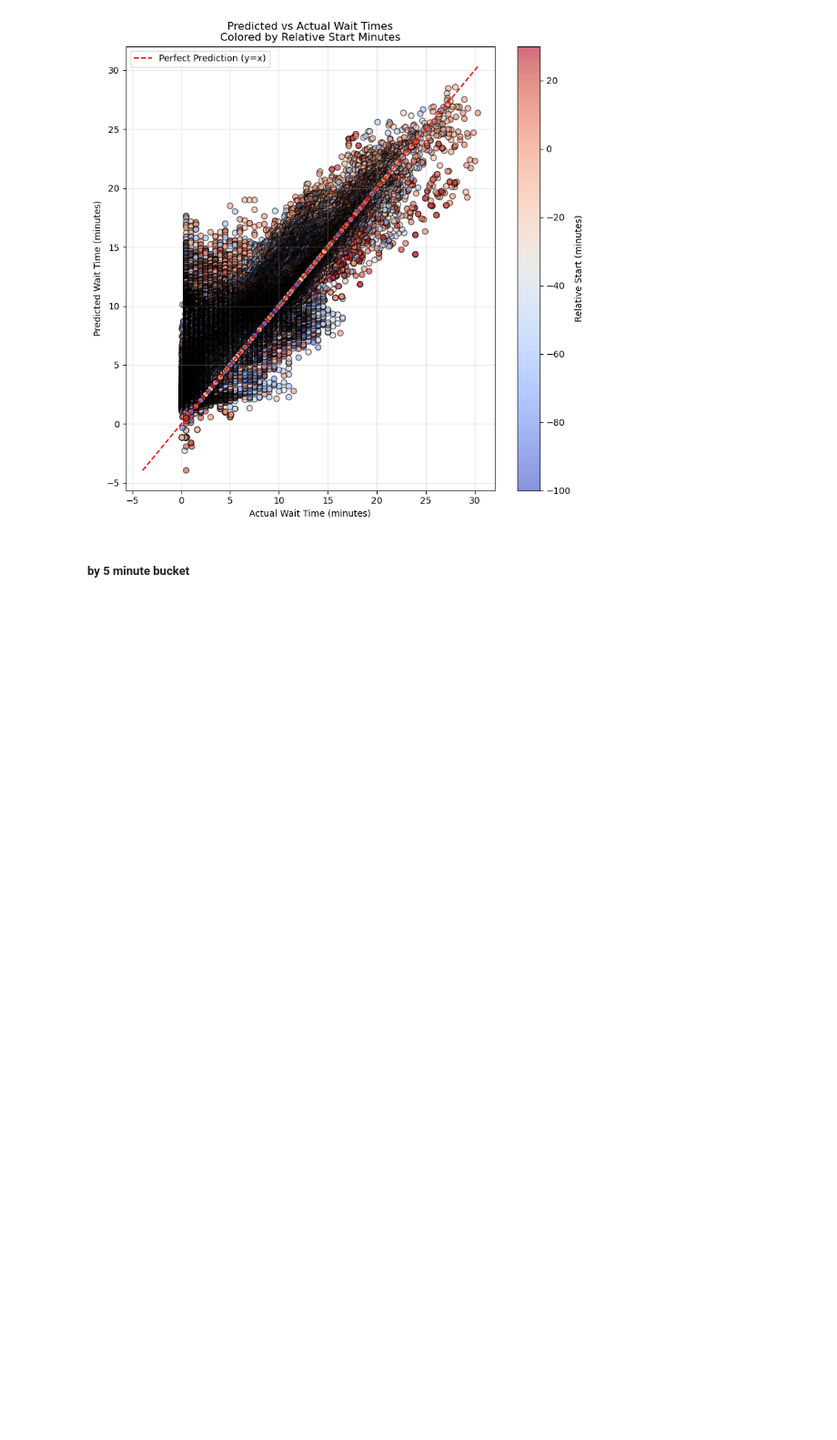
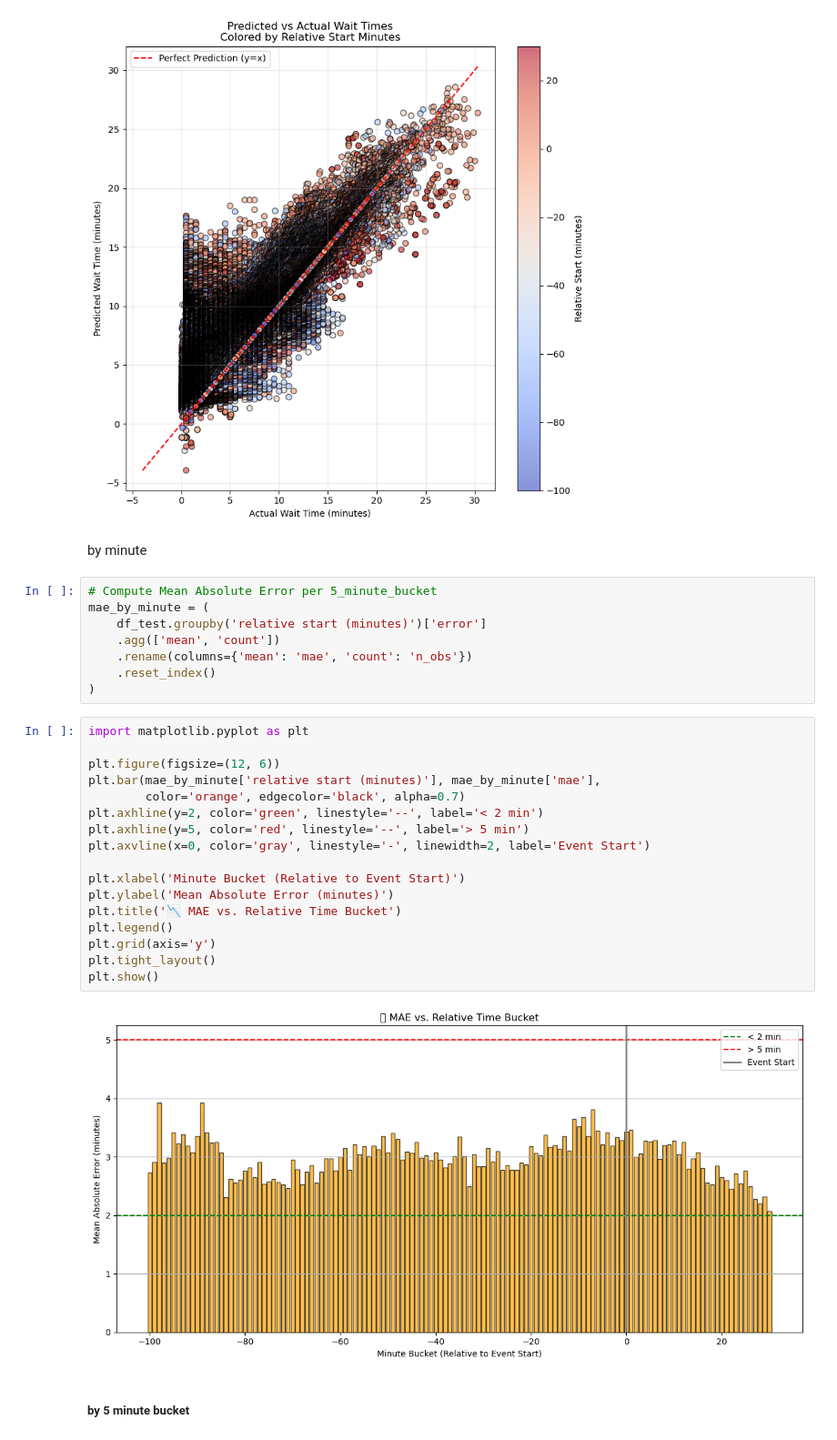
Before and after one commit to bsespark/wait_time_model, a Jupyter notebook: v3.ipynb, the cells around one changed output. Shown at 91% size. Cells and saved outputs as stored; diff of their text form; blank space fills up the shorter version.

```diff
--- a/v3.ipynb
+++ b/v3.ipynb
@@ -1402,6 +1445,35 @@ plt.tight_layout()
 plt.show()
 # %% [output]
 [figure]
+# %% [markdown]
+by minute
+# %%
+# Compute Mean Absolute Error per 5_minute_bucket
+mae_by_minute = (
+    df_test.groupby('relative start (minutes)')['error']
+    .agg(['mean', 'count'])
+    .rename(columns={'mean': 'mae', 'count': 'n_obs'})
+    .reset_index()
+)
+# %%
+import matplotlib.pyplot as plt
+
+plt.figure(figsize=(12, 6))
+plt.bar(mae_by_minute['relative start (minutes)'], mae_by_minute['mae'],
+        color='orange', edgecolor='black', alpha=0.7)
+plt.axhline(y=2, color='green', linestyle='--', label='< 2 min')
+plt.axhline(y=5, color='red', linestyle='--', label='> 5 min')
+plt.axvline(x=0, color='gray', linestyle='-', linewidth=2, label='Event Start')
+
+plt.xlabel('Minute Bucket (Relative to Event Start)')
+plt.ylabel('Mean Absolute Error (minutes)')
+plt.title('📉 MAE vs. Relative Time Bucket')
+plt.legend()
+plt.grid(axis='y')
+plt.tight_layout()
+plt.show()
+# %% [output]
+[figure, added]
 # %% [markdown]
 ##### by 5 minute bucket
 # %%
```
Also changed, not shown: parts of 6 cells of this notebook, 18 other files.
